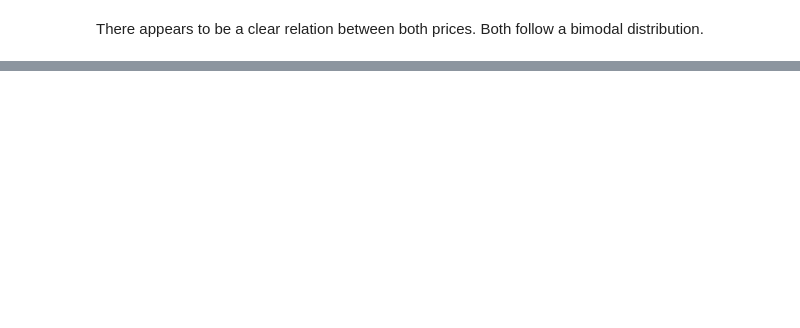
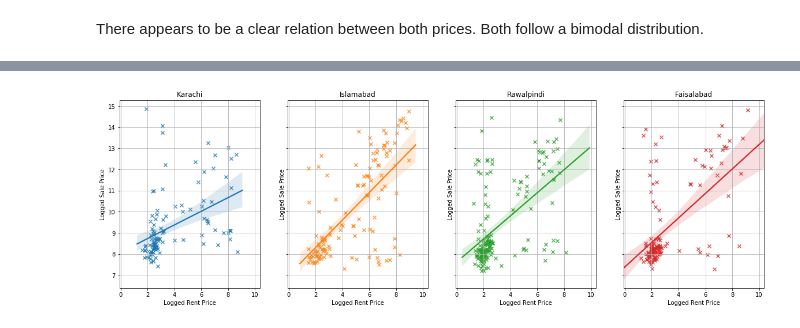
Before and after one commit to Faraz126/Zameen-Data-exploratory-Analysis, a Jupyter notebook: Faraz_EDA.ipynb, the cells around one changed output, grey strips where cells are left out. Drawn from its saved outputs; the diff is of its cells as text; code cells hidden in the pictures; blank space fills up the shorter version.

```diff
--- a/Faraz_EDA.ipynb
+++ b/Faraz_EDA.ipynb
@@ -126,3 +141,23 @@ mean_location.head(10)
+# %%
+mean_location['logged_sale'] = np.log(mean_location['sale'])
+mean_location['logged_rent'] = np.log(mean_location['rent'])
+
+
+cities = list(set(mean_location['city']))
+fig, ax = plt.subplots(1, 4, sharex = True, sharey = True, figsize = (20, 6))
+count = 0
+for i in cities:
+    #sns.kdeplot(data = mean_location[['logged_rent', 'logged_sale']][mean_location['city'] == i], ax = ax[count], thresh = 0.0)
+    #sns.scatterplot( x = mean_location['logged_sale'][mean_location['city'] == i], y = mean_location['logged_rent'][mean_location['city'] == i], ax = ax[count])
+    sns.regplot( y = mean_location['logged_sale'][mean_location['city'] == i], x = mean_location['logged_rent'][mean_location['city'] == i], ax = ax[count], marker = 'x')
+    ax[count].set_title(i)
+    ax[count].set_xlabel("Logged Rent Price")
+    ax[count].set_ylabel("Logged Sale Price")
+    ax[count].grid()
+    count += 1
+plt.show()
+# %% [output]
+[figure, added]
 # %%
 mean_location = mean_location.drop(mean_location[(mean_location['ratio_per_year'] < 2) | (mean_location['ratio_per_year'] > 80)].index)
 
```
Also changed, not shown: parts of 19 cells of this notebook, 1 other file.
